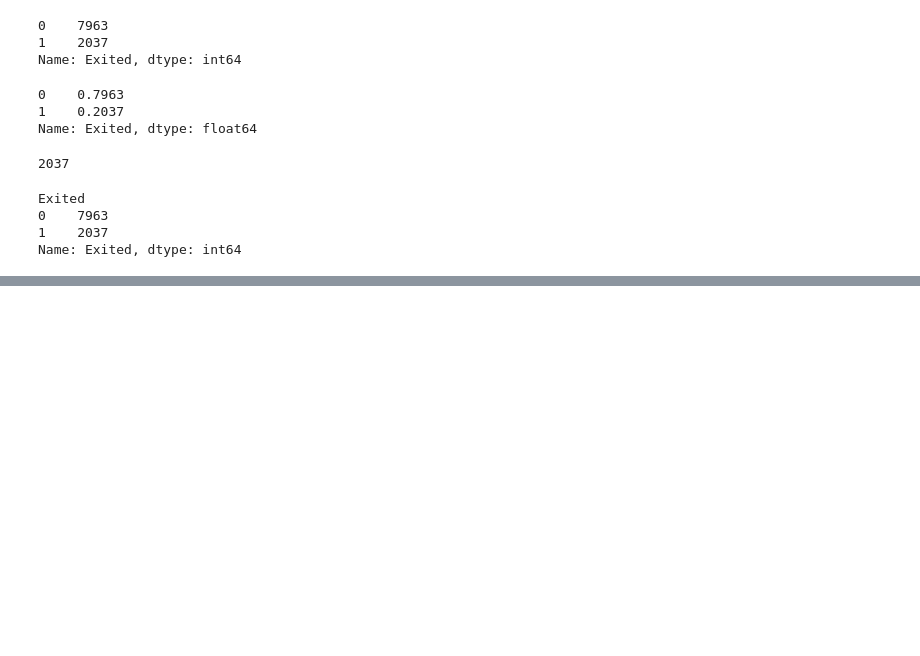
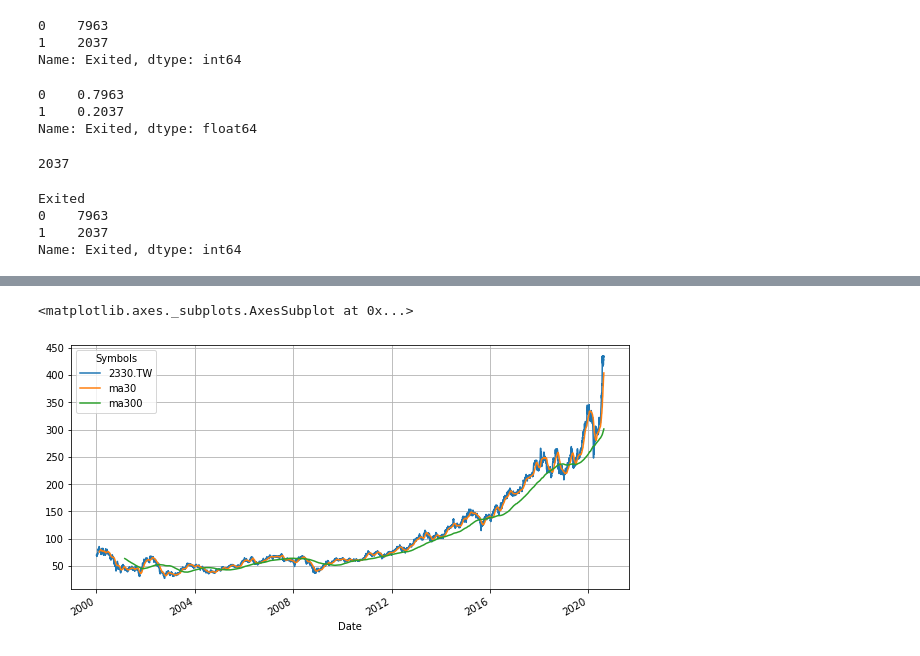
Before and after one commit to ywchiu/esunpy, a Jupyter notebook: Demo20200819.ipynb, the cells around one changed output, grey strips where cells are left out. Cells and saved outputs as stored; diff of their text form; code cells hidden in the pictures; blank space fills up the shorter version.

```diff
--- a/Demo20200819.ipynb
+++ b/Demo20200819.ipynb
@@ -475,0 +631,6 @@ Name: Exited, dtype: int64
+# %%
+stocks[['2330.TW','ma30', 'ma300']].plot(kind='line',
+figsize=[10,5], legend=True, grid=True)
+# %% [output]
+<matplotlib.axes._subplots.AxesSubplot at 0x...>
+[figure, added]
```
Also changed, not shown: parts of 41 cells of this notebook.
